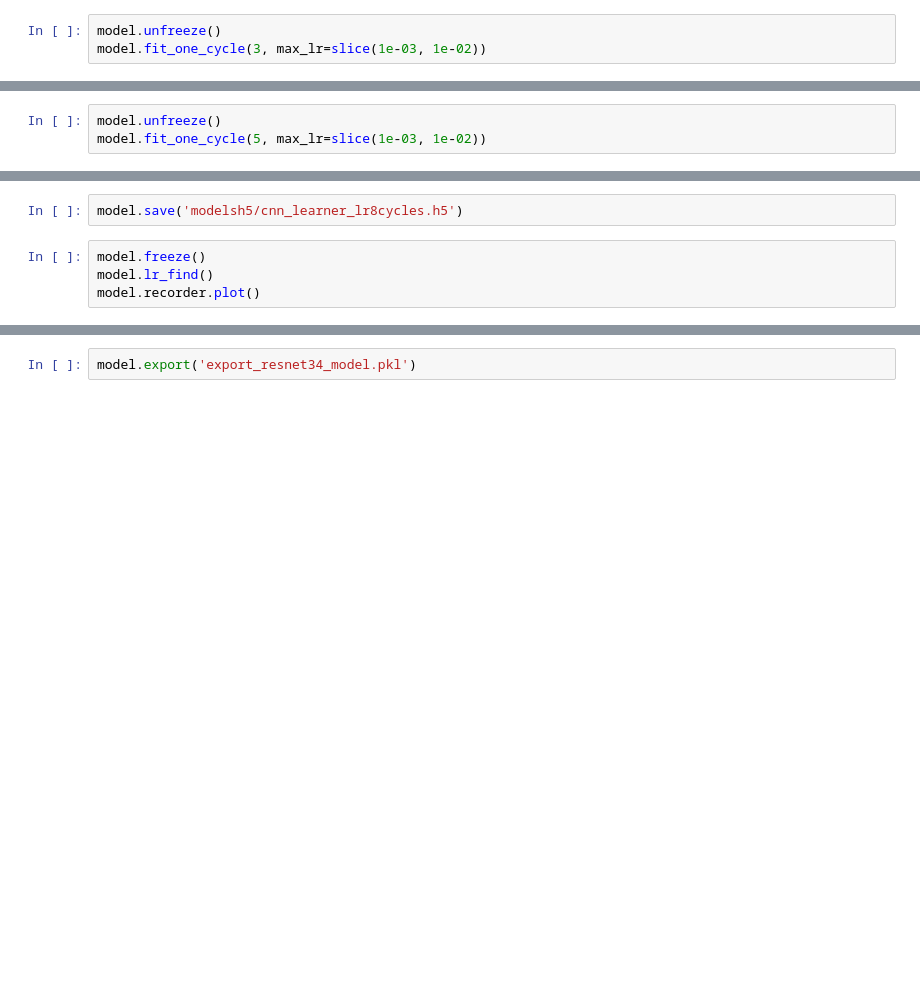
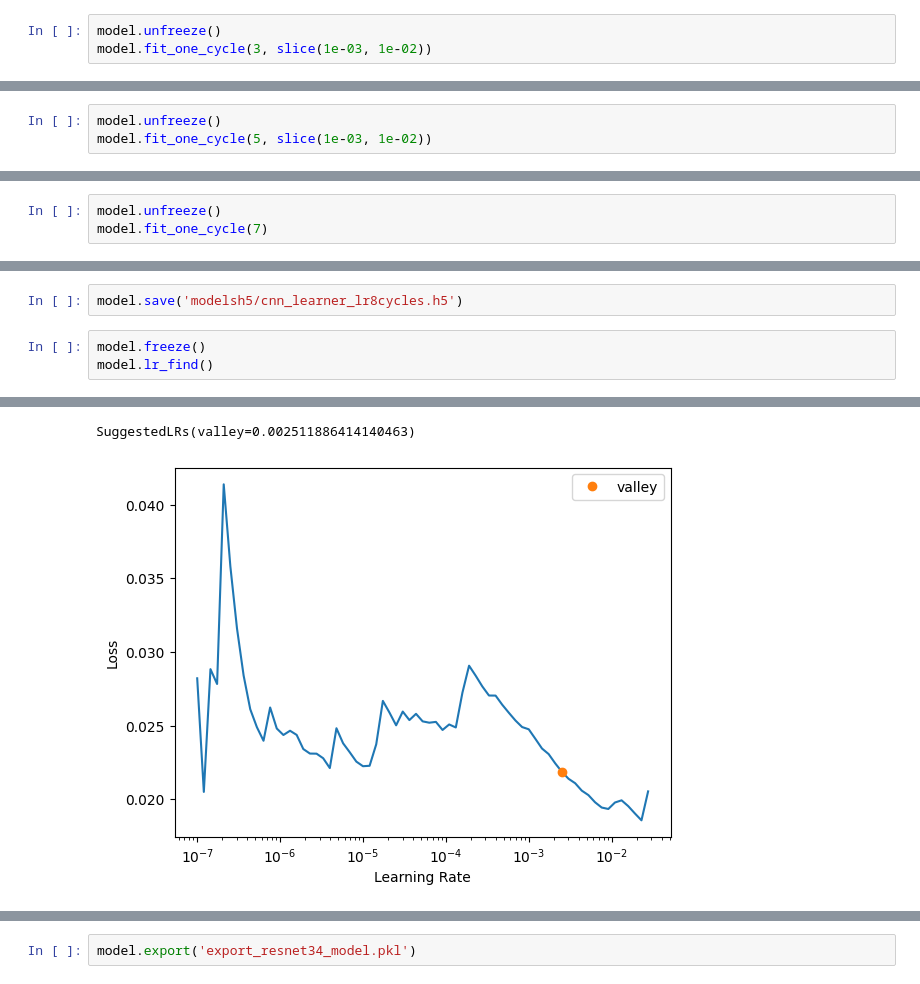
Before and after one commit to gogifemi/cannabis-health-diagnosis, a Jupyter notebook: notebooks/(colab)canhealth_cnn_learner.ipynb, the cells around one changed output, grey strips where cells are left out. Drawn from its saved outputs; the diff is of its cells as text; blank space fills up the shorter version.

```diff
--- a/notebooks/(colab)canhealth_cnn_learner.ipynb
+++ b/notebooks/(colab)canhealth_cnn_learner.ipynb
@@ -118,4 +170,4 @@ model.recorder.plot()
 # %%
 model.unfreeze()
-model.fit_one_cycle(3, max_lr=slice(1e-03, 1e-02))
+model.fit_one_cycle(3, slice(1e-03, 1e-02))
 # %% [output]
@@ -123,3 +178,3 @@ At the end of the 50th epoch the validation loss has decreased to 2.9393
 # %%
 model.unfreeze()
-model.fit_one_cycle(5, max_lr=slice(1e-03, 1e-02))
+model.fit_one_cycle(5, slice(1e-03, 1e-02))
@@ -125,0 +188,3 @@ model.fit_one_cycle(5, max_lr=slice(1e-03, 1e-02))
+# %%
+model.unfreeze()
+model.fit_one_cycle(7)
@@ -130,4 +204,4 @@ model.save('modelsh5/cnn_learner_lr8cycles.h5')
 # %%
 model.freeze()
 model.lr_find()
-model.recorder.plot()
+# %% [output]
@@ -134,2 +209,4 @@ model.recorder.plot()
+SuggestedLRs(valley=0.002511886414140463)
+[figure, added]
 # %%
 lr = 1e-3/2
```
Also changed, not shown: parts of 36 cells of this notebook.
